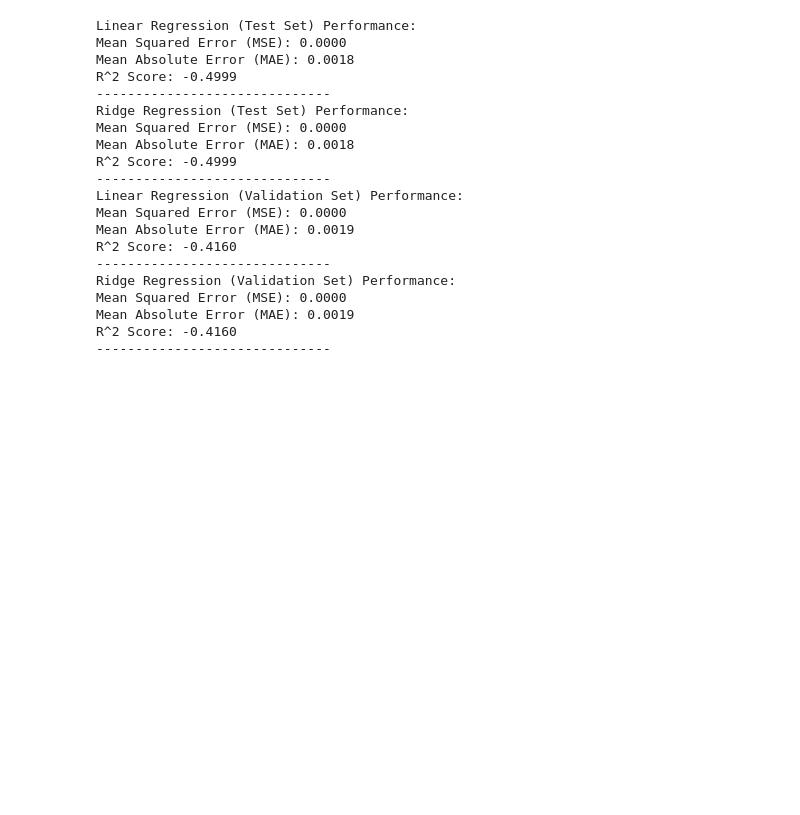
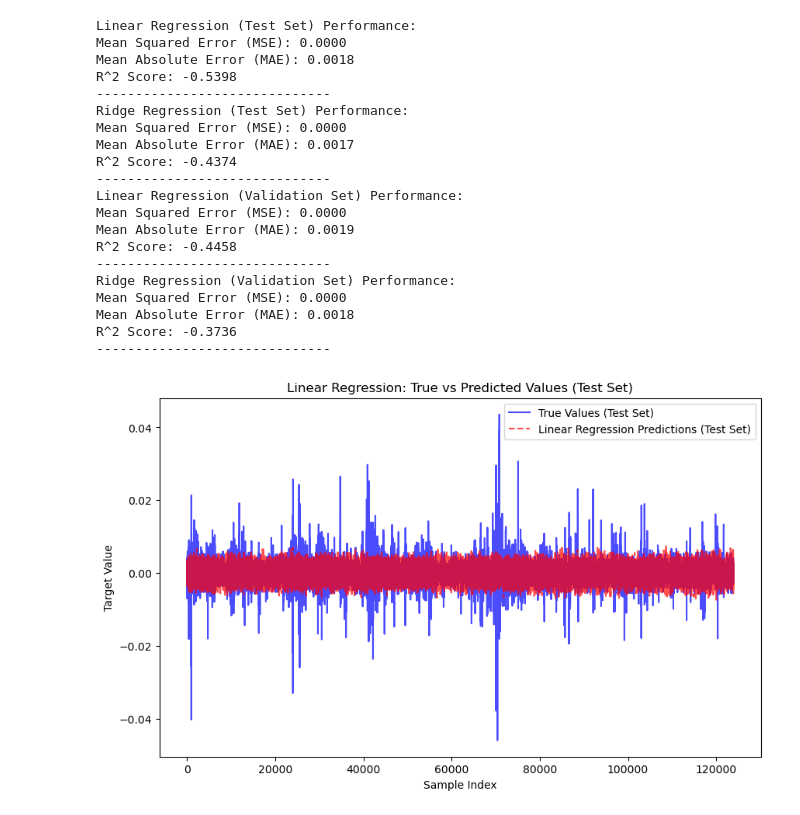
Before and after one commit to Little-Otter7/NN_Strategy, a Jupyter notebook: model_version2.ipynb, the cells around one changed output. Cells and saved outputs as stored; diff of their text form; code cells hidden in the pictures; blank space fills up the shorter version.

```diff
--- a/model_version2.ipynb
+++ b/model_version2.ipynb
@@ -36,8 +39,8 @@ from sklearn.linear_model import LinearRegression, Ridge
 from sklearn.metrics import mean_squared_error, mean_absolute_error, r2_score
 import joblib
 # %%
-# 加载目标值归一化器
-target_scaler = joblib.load("target_scaler.pkl")
+# 假设现在不再使用归一化和标准化后的数据。
+# 因此，X_train, X_val, X_test, y_train, y_val, y_test 都是原始数据（或仅经过特征选择但未进行缩放）。
 
 # 初始化模型
 linear_model = LinearRegression()
@@ -55,51 +58,94 @@ y_test_pred_ridge = ridge_model.predict(X_test)
 y_val_pred_linear = linear_model.predict(X_val)
 y_val_pred_ridge = ridge_model.predict(X_val)
 
-# 反归一化目标值和预测值
-y_test_original = target_scaler.inverse_transform(y_test.reshape(-1, 1)).flatten()
-y_test_pred_linear_original = target_scaler.inverse_transform(y_test_pred_linear.reshape(-1, 1)).flatten()
-y_test_pred_ridge_original = target_scaler.inverse_transform(y_test_pred_ridge.reshape(-1, 1)).flatten()
+# 不进行反归一化，因为没有使用归一化
+y_test_original = y_test
+y_test_pred_linear_original = y_test_pred_linear
+y_test_pred_ridge_original = y_test_pred_ridge
 
-y_val_original = target_scaler.inverse_transform(y_val.reshape(-1, 1)).flatten()
-y_val_pred_linear_original = target_scaler.inverse_transform(y_val_pred_linear.reshape(-1, 1)).flatten()
-y_val_pred_ridge_original = target_scaler.inverse_transform(y_val_pred_ridge.reshape(-1, 1)).flatten()
+y_val_original = y_val
+y_val_pred_linear_original = y_val_pred_linear
+y_val_pred_ridge_original = y_val_pred_ridge
 
-# 评估性能
+# 定义评估函数
 def evaluate_model(y_true, y_pred, model_name):
     mse = mean_squared_error(y_true, y_pred)
     mae = mean_absolute_error(y_true, y_pred)
     r2 = r2_score(y_true, y_pred)
     print(f"{model_name} Performance:")
     print(f"Mean Squared Error (MSE): {mse:.4f}")
     print(f"Mean Absolute Error (MAE): {mae:.4f}")
     print(f"R^2 Score: {r2:.4f}")
     print("-" * 30)
 
-# 测试集性能评估（反归一化后的值）
+# 测试集性能评估（原始值）
 evaluate_model(y_test_original, y_test_pred_linear_original, "Linear Regression (Test Set)")
 evaluate_model(y_test_original, y_test_pred_ridge_original, "Ridge Regression (Test Set)")
 
-# 验证集性能评估（反归一化后的值）
+# 验证集性能评估（原始值）
 evaluate_model(y_val_original, y_val_pred_linear_original, "Linear Regression (Validation Set)")
 evaluate_model(y_val_original, y_val_pred_ridge_original, "Ridge Regression (Validation Set)")
+
+import matplotlib.pyplot as plt
+
+# 绘制测试集预测结果（Linear Regression）
+plt.figure(figsize=(10, 6))
+plt.plot(y_test_original, label="True Values (Test Set)", color="blue", alpha=0.7)  # True values
+plt.plot(y_test_pred_linear_original, label="Linear Regression Predictions (Test Set)", color="red", linestyle="--", alpha=0.7)
+plt.title("Linear Regression: True vs Predicted Values (Test Set)")
+plt.xlabel("Sample Index")
+plt.ylabel("Target Value")
+plt.legend()
+plt.show()
+
+# 绘制测试集预测结果（Ridge Regression）
+plt.figure(figsize=(10, 6))
+plt.plot(y_test_original, label="True Values (Test Set)", color="blue", alpha=0.7)  # True values
+plt.plot(y_test_pred_ridge_original, label="Ridge Regression Predictions (Test Set)", color="green", linestyle="--", alpha=0.7)
+plt.title("Ridge Regression: True vs Predicted Values (Test Set)")
+plt.xlabel("Sample Index")
+plt.ylabel("Target Value")
+plt.legend()
+plt.show()
+
+# 绘制验证集预测结果（Linear Regression）
+plt.figure(figsize=(10, 6))
+plt.plot(y_val_original, label="True Values (Validation Set)", color="blue", alpha=0.7)  # True values
+plt.plot(y_val_pred_linear_original, label="Linear Regression Predictions (Validation Set)", color="red", linestyle="--", alpha=0.7)
+plt.title("Linear Regression: True vs Predicted Values (Validation Set)")
+plt.xlabel("Sample Index")
+plt.ylabel("Target Value")
+plt.legend()
+plt.show()
+
+# 绘制验证集预测结果（Ridge Regression）
+plt.figure(figsize=(10, 6))
+plt.plot(y_val_original, label="True Values (Validation Set)", color="blue", alpha=0.7)  # True values
+plt.plot(y_val_pred_ridge_original, label="Ridge Regression Predictions (Validation Set)", color="green", linestyle="--", alpha=0.7)
+plt.title("Ridge Regression: True vs Predicted Values (Validation Set)")
+plt.xlabel("Sample Index")
+plt.ylabel("Target Value")
+plt.legend()
+plt.show()
 # %% [output]
 Linear Regression (Test Set) Performance:
 Mean Squared Error (MSE): 0.0000
 Mean Absolute Error (MAE): 0.0018
-R^2 Score: -0.4999
+R^2 Score: -0.5398
 ------------------------------
 Ridge Regression (Test Set) Performance:
 Mean Squared Error (MSE): 0.0000
-Mean Absolute Error (MAE): 0.0018
-R^2 Score: -0.4999
+Mean Absolute Error (MAE): 0.0017
+R^2 Score: -0.4374
 ------------------------------
 Linear Regression (Validation Set) Performance:
 Mean Squared Error (MSE): 0.0000
 Mean Absolute Error (MAE): 0.0019
-R^2 Score: -0.4160
+R^2 Score: -0.4458
 ------------------------------
 Ridge Regression (Validation Set) Performance:
 Mean Squared Error (MSE): 0.0000
-Mean Absolute Error (MAE): 0.0019
-R^2 Score: -0.4160
+Mean Absolute Error (MAE): 0.0018
+R^2 Score: -0.3736
 ------------------------------
+[figure, added]
```
Also changed, not shown: parts of 15 cells of this notebook, 1 other file.
